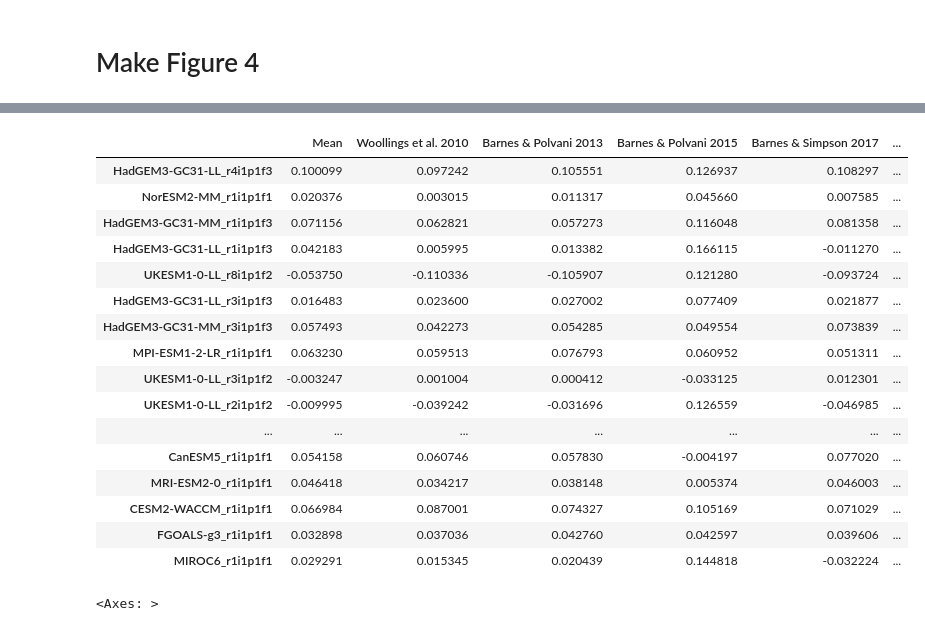
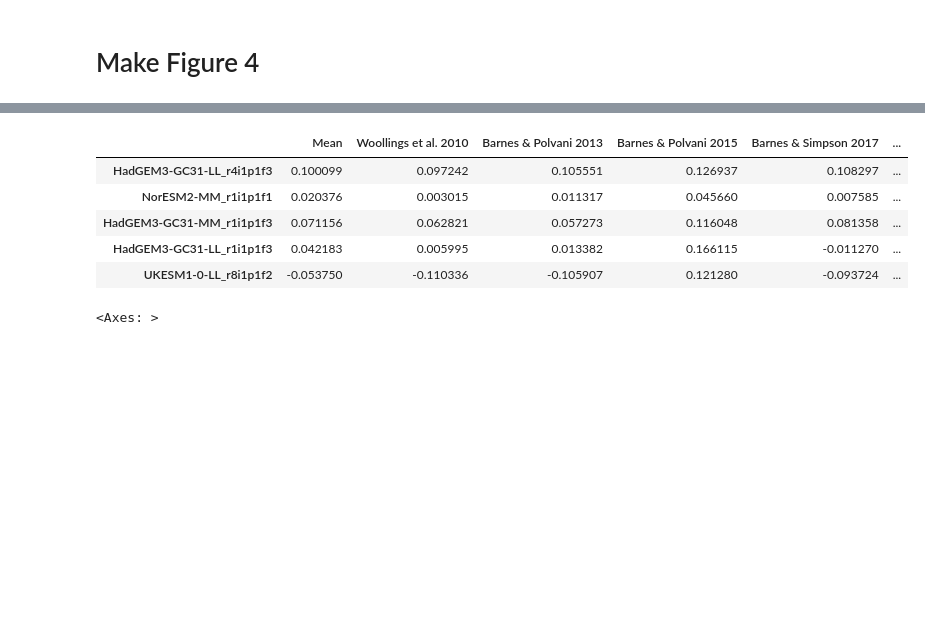
Before and after one commit to Thomasjkeel/uncertainty-in-npac-jet-shift, a Jupyter notebook: Figure_4.ipynb, the cells around one changed output, grey strips where cells are left out. Cells and saved outputs as stored; diff of their text form; code cells hidden in the pictures; blank space fills up the shorter version.

```diff
--- a/Figure_4.ipynb
+++ b/Figure_4.ipynb
@@ -941,29 +908,18 @@ djf_hist_and_future_mean_diffs_w_mean
 # %%
 djf_hist_and_future_trend_diffs = metric_future_trend_diff[metric_future_trend_diff.columns[-7:]].iloc[4:]
 djf_hist_and_future_trend_diffs_w_mean = pd.concat([djf_hist_and_future_trend_diffs.mean(axis=1), djf_hist_and_future_trend_diffs], axis=1)
 djf_hist_and_future_trend_diffs_w_mean.columns = ["Mean", "Woollings et al. 2010", "Barnes & Polvani 2013",\
                                                    "Barnes & Polvani 2015", "Barnes & Simpson 2017", "Grise & Polvani 2017",\
                                                    "Ceppi et al. 2018", "Kerr et al. 2020"]
 djf_hist_and_future_trend_diffs_w_mean = djf_hist_and_future_trend_diffs_w_mean.dropna()
-djf_hist_and_future_trend_diffs_w_mean
+djf_hist_and_future_trend_diffs_w_mean.head()
 # %% [output]
 |  | Mean | Woollings et al. 2010 | Barnes & Polvani 2013 | Barnes & Polvani 2015 | Barnes & Simpson 2017 | ... |
 | HadGEM3-GC31-LL_r4i1p1f3 | 0.100099 | 0.097242 | 0.105551 | 0.126937 | 0.108297 | ... |
 | NorESM2-MM_r1i1p1f1 | 0.020376 | 0.003015 | 0.011317 | 0.045660 | 0.007585 | ... |
 | HadGEM3-GC31-MM_r1i1p1f3 | 0.071156 | 0.062821 | 0.057273 | 0.116048 | 0.081358 | ... |
 | HadGEM3-GC31-LL_r1i1p1f3 | 0.042183 | 0.005995 | 0.013382 | 0.166115 | -0.011270 | ... |
 | UKESM1-0-LL_r8i1p1f2 | -0.053750 | -0.110336 | -0.105907 | 0.121280 | -0.093724 | ... |
-| HadGEM3-GC31-LL_r3i1p1f3 | 0.016483 | 0.023600 | 0.027002 | 0.077409 | 0.021877 | ... |
-| HadGEM3-GC31-MM_r3i1p1f3 | 0.057493 | 0.042273 | 0.054285 | 0.049554 | 0.073839 | ... |
-| MPI-ESM1-2-LR_r1i1p1f1 | 0.063230 | 0.059513 | 0.076793 | 0.060952 | 0.051311 | ... |
-| UKESM1-0-LL_r3i1p1f2 | -0.003247 | 0.001004 | 0.000412 | -0.033125 | 0.012301 | ... |
-| UKESM1-0-LL_r2i1p1f2 | -0.009995 | -0.039242 | -0.031696 | 0.126559 | -0.046985 | ... |
-| ... | ... | ... | ... | ... | ... | ... |
-| CanESM5_r1i1p1f1 | 0.054158 | 0.060746 | 0.057830 | -0.004197 | 0.077020 | ... |
-| MRI-ESM2-0_r1i1p1f1 | 0.046418 | 0.034217 | 0.038148 | 0.005374 | 0.046003 | ... |
-| CESM2-WACCM_r1i1p1f1 | 0.066984 | 0.087001 | 0.074327 | 0.105169 | 0.071029 | ... |
-| FGOALS-g3_r1i1p1f1 | 0.032898 | 0.037036 | 0.042760 | 0.042597 | 0.039606 | ... |
-| MIROC6_r1i1p1f1 | 0.029291 | 0.015345 | 0.020439 | 0.144818 | -0.032224 | ... |
 # %%
 sns.heatmap(djf_hist_and_future_trend_diffs_w_mean, cmap='RdBu_r', center=0)
 # %% [output]
```
Also changed, not shown: parts of 26 cells of this notebook.
